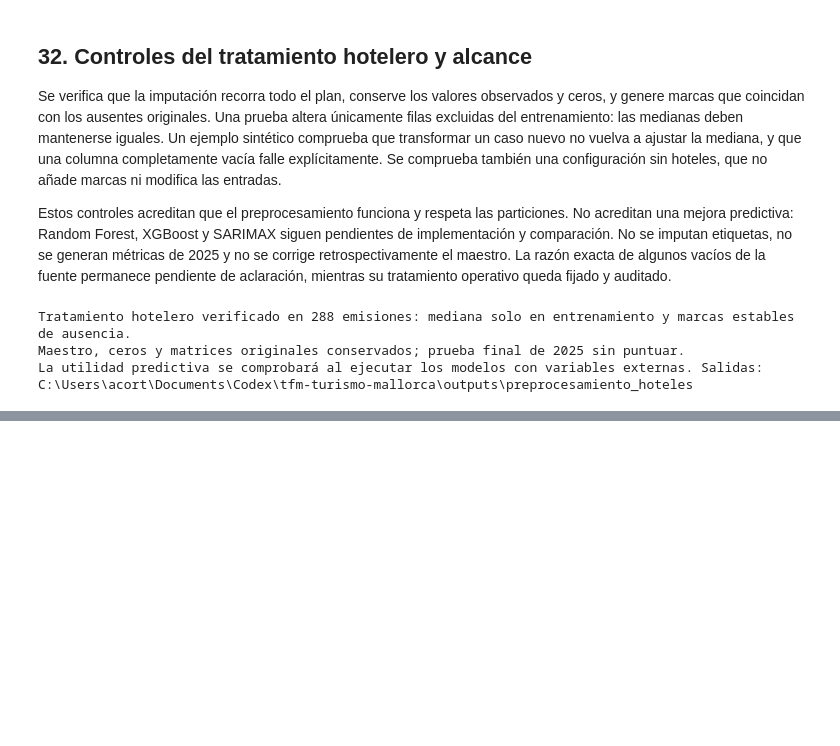
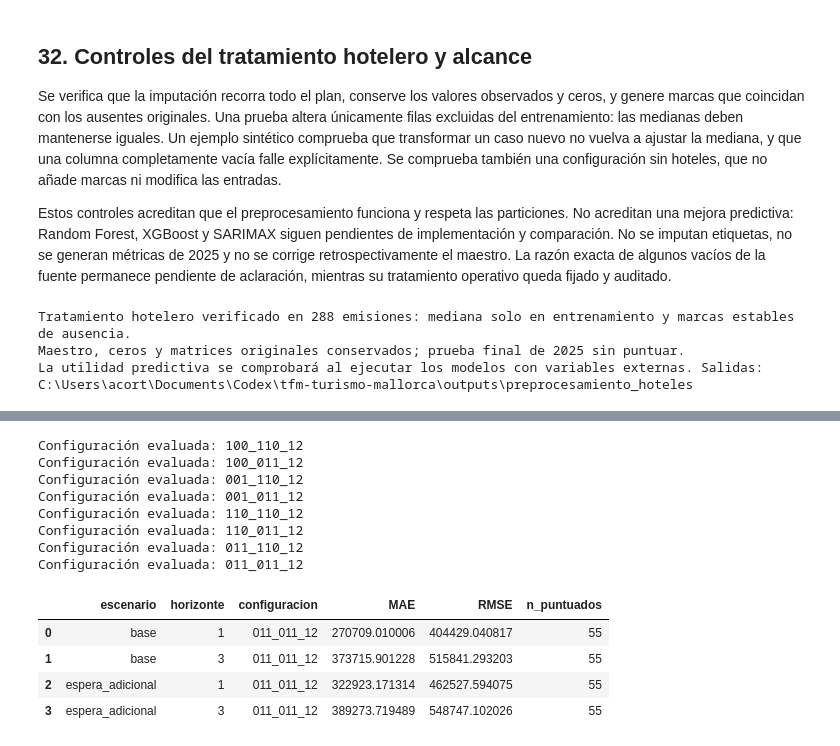
Before and after one commit to acortes99/tfm-turismo-mallorca, a Jupyter notebook: tfm-turismo-viu.ipynb, the cells around one changed output, grey strips where cells are left out. Saved outputs shown, nothing was run; the diff lists cells and outputs as text; code cells hidden in the pictures; blank space fills up the shorter version.

```diff
--- a/tfm-turismo-viu.ipynb
+++ b/tfm-turismo-viu.ipynb
@@ -1990,0 +2084,36 @@ La utilidad predictiva se comprobará al ejecutar los modelos con variables exte
+# %%
+selection_plan = evaluation_plan.loc[evaluation_plan.papel.eq("seleccion")]
+grid_records = []
+for candidate in SARIMA_CANDIDATES:
+    for row in selection_plan.itertuples(index=False):
+        grid_records.append(sarima_prediction_record(row, candidate))
+    print("Configuración evaluada:", candidate, flush=True)
+sarima_grid_predictions = pd.DataFrame(grid_records)
+sarima_grid_metrics = summarize_forecast_errors(sarima_grid_predictions,
+    ["configuracion", "escenario", "horizonte"])
+sarima_grid_metrics["elegible"] = sarima_grid_metrics.n_pronosticos.eq(55) & sarima_grid_metrics.n_puntuados.eq(55)
+sarima_grid_metrics["complejidad"] = sarima_grid_metrics.configuracion.map(
+    lambda c: sum(SARIMA_CANDIDATES[c][0][::2])+sum(SARIMA_CANDIDATES[c][1][:3:2]))
+selected_rows = []
+for (scenario, horizon), block in sarima_grid_metrics.groupby(["escenario", "horizonte"]):
+    eligible = block.loc[block.elegible].sort_values(["RMSE", "MAE", "complejidad", "configuracion"])
+    assert len(eligible), f"No hay configuración convergente completa para {scenario}, h={horizon}"
+    selected_rows.append(eligible.iloc[0].to_dict())
+sarima_selected = pd.DataFrame(selected_rows)
+sarima_selected["seleccion_hasta"] = SELECTION_TARGET_END
+sarima_selected["congelacion"] = CONFIGURATION_FREEZE
+display(sarima_selected[["escenario", "horizonte", "configuracion", "MAE", "RMSE", "n_puntuados"]])
+# %% [output]
+Configuración evaluada: 100_110_12
+Configuración evaluada: 100_011_12
+Configuración evaluada: 001_110_12
+Configuración evaluada: 001_011_12
+Configuración evaluada: 110_110_12
+Configuración evaluada: 110_011_12
+Configuración evaluada: 011_110_12
+Configuración evaluada: 011_011_12
+|  | escenario | horizonte | configuracion | MAE | RMSE | n_puntuados |
+| 0 | base | 1 | 011_011_12 | 270709.010006 | 404429.040817 | 55 |
+| 1 | base | 3 | 011_011_12 | 373715.901228 | 515841.293203 | 55 |
+| 2 | espera_adicional | 1 | 011_011_12 | 322923.171314 | 462527.594075 | 55 |
+| 3 | espera_adicional | 3 | 011_011_12 | 389273.719489 | 548747.102026 | 55 |
```
Also changed, not shown: parts of 9 cells of this notebook, 15 other files.
